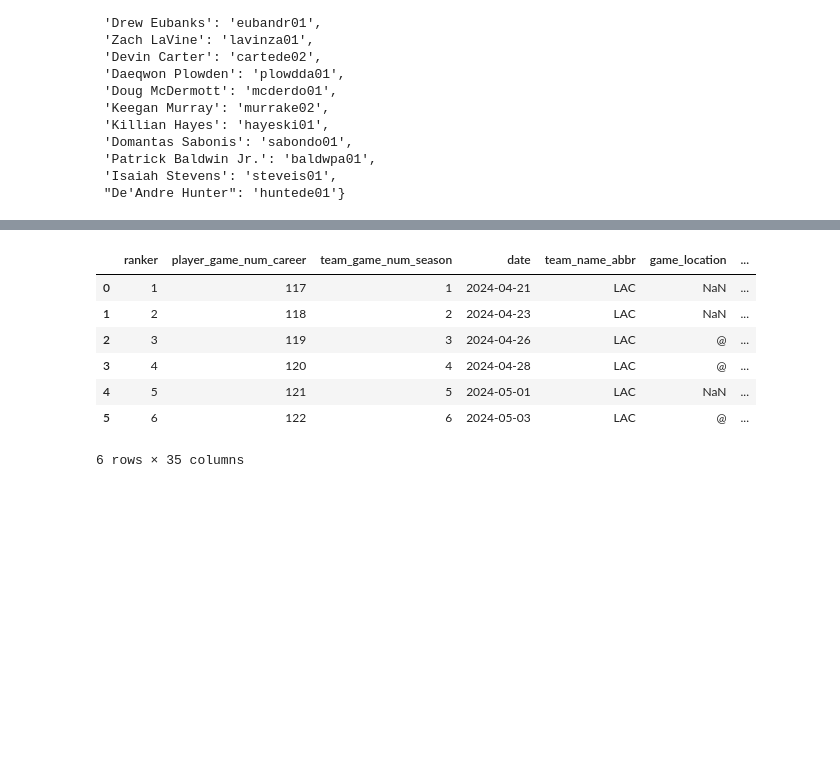
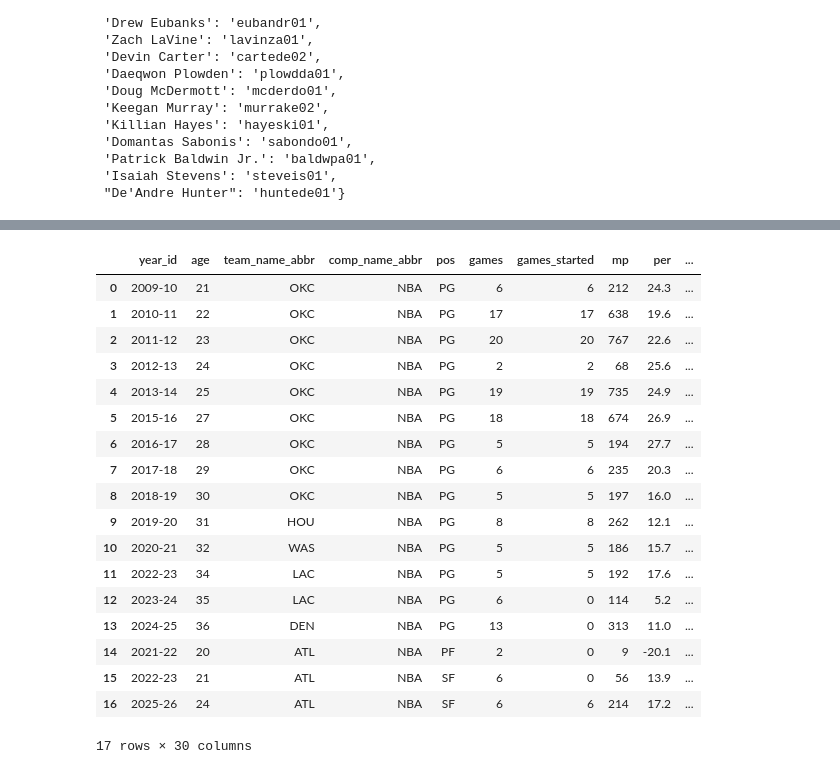
Before and after one commit to derrickdollesin/Basketball_Project, a Jupyter notebook: testing/scrape.ipynb, the cells around one changed output, grey strips where cells are left out. Saved outputs shown, nothing was run; the diff lists cells and outputs as text; code cells hidden in the pictures; blank space fills up the shorter version.

Commit message:
fix: player data inserts into a single table

```diff
--- a/testing/scrape.ipynb
+++ b/testing/scrape.ipynb
@@ -384,17 +464,28 @@ data
 # %%
 with sqlite3.connect('example.db') as conn:
     table = pd.read_sql_query(
-        'SELECT * FROM westbru01_2024_player_game_log_post',
+        'SELECT * FROM "advanced_post"',
         conn
     )
 
 table
 # %% [output]
-|  | ranker | player_game_num_career | team_game_num_season | date | team_name_abbr | game_location | ... |
-| 0 | 1 | 117 | 1 | 2024-04-21 | LAC | NaN | ... |
-| 1 | 2 | 118 | 2 | 2024-04-23 | LAC | NaN | ... |
-| 2 | 3 | 119 | 3 | 2024-04-26 | LAC | @ | ... |
-| 3 | 4 | 120 | 4 | 2024-04-28 | LAC | @ | ... |
-| 4 | 5 | 121 | 5 | 2024-05-01 | LAC | NaN | ... |
-| 5 | 6 | 122 | 6 | 2024-05-03 | LAC | @ | ... |
+|  | year_id | age | team_name_abbr | comp_name_abbr | pos | games | games_started | mp | per | ... |
+| 0 | 2009-10 | 21 | OKC | NBA | PG | 6 | 6 | 212 | 24.3 | ... |
+| 1 | 2010-11 | 22 | OKC | NBA | PG | 17 | 17 | 638 | 19.6 | ... |
+| 2 | 2011-12 | 23 | OKC | NBA | PG | 20 | 20 | 767 | 22.6 | ... |
+| 3 | 2012-13 | 24 | OKC | NBA | PG | 2 | 2 | 68 | 25.6 | ... |
+| 4 | 2013-14 | 25 | OKC | NBA | PG | 19 | 19 | 735 | 24.9 | ... |
+| 5 | 2015-16 | 27 | OKC | NBA | PG | 18 | 18 | 674 | 26.9 | ... |
+| 6 | 2016-17 | 28 | OKC | NBA | PG | 5 | 5 | 194 | 27.7 | ... |
+| 7 | 2017-18 | 29 | OKC | NBA | PG | 6 | 6 | 235 | 20.3 | ... |
+| 8 | 2018-19 | 30 | OKC | NBA | PG | 5 | 5 | 197 | 16.0 | ... |
+| 9 | 2019-20 | 31 | HOU | NBA | PG | 8 | 8 | 262 | 12.1 | ... |
+| 10 | 2020-21 | 32 | WAS | NBA | PG | 5 | 5 | 186 | 15.7 | ... |
+| 11 | 2022-23 | 34 | LAC | NBA | PG | 5 | 5 | 192 | 17.6 | ... |
+| 12 | 2023-24 | 35 | LAC | NBA | PG | 6 | 0 | 114 | 5.2 | ... |
+| 13 | 2024-25 | 36 | DEN | NBA | PG | 13 | 0 | 313 | 11.0 | ... |
+| 14 | 2021-22 | 20 | ATL | NBA | PF | 2 | 0 | 9 | -20.1 | ... |
+| 15 | 2022-23 | 21 | ATL | NBA | SF | 6 | 0 | 56 | 13.9 | ... |
+| 16 | 2025-26 | 24 | ATL | NBA | SF | 6 | 6 | 214 | 17.2 | ... |
-6 rows × 35 columns
+17 rows × 30 columns
```
Also changed, not shown: parts of 3 cells of this notebook, 4 other files.
